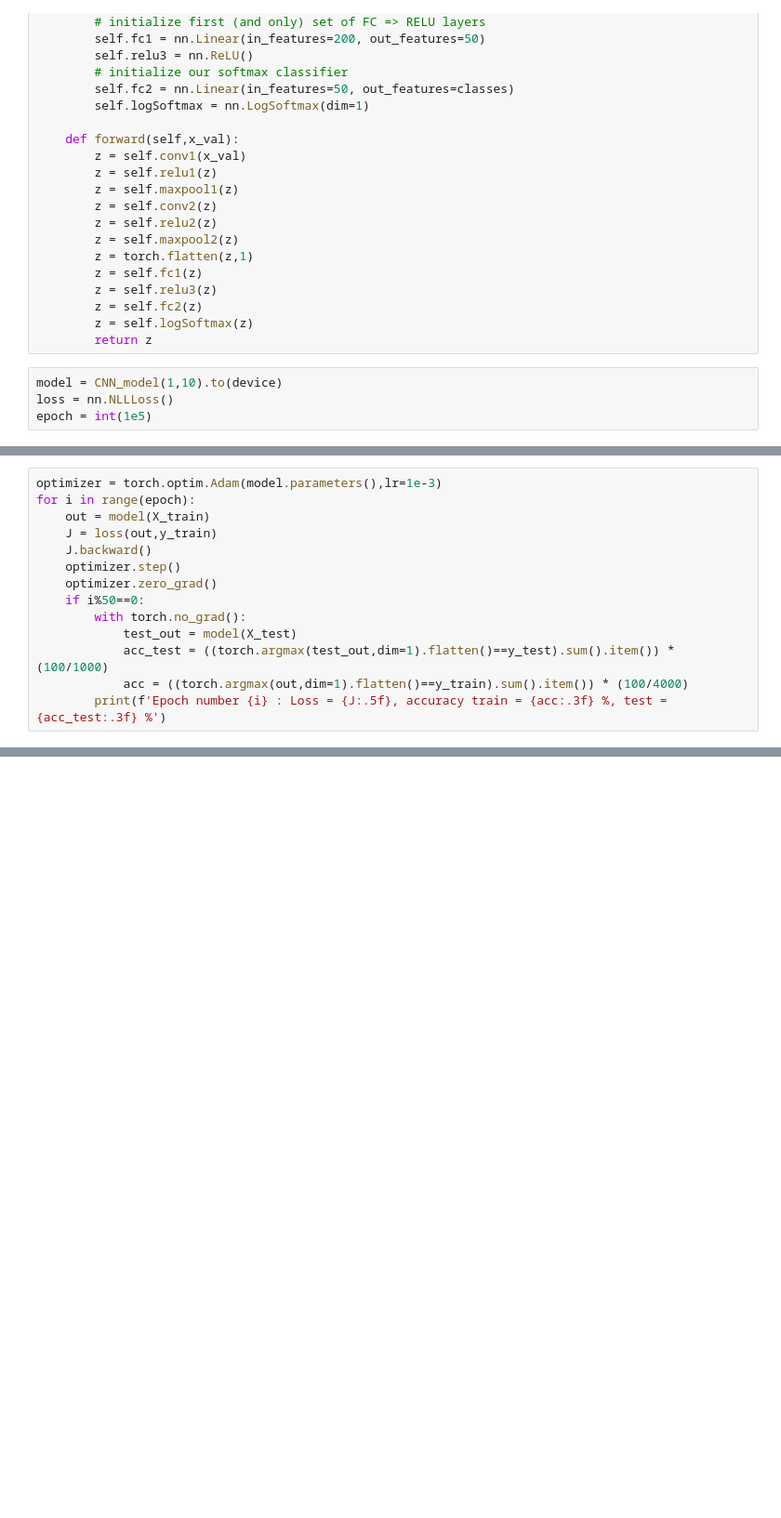
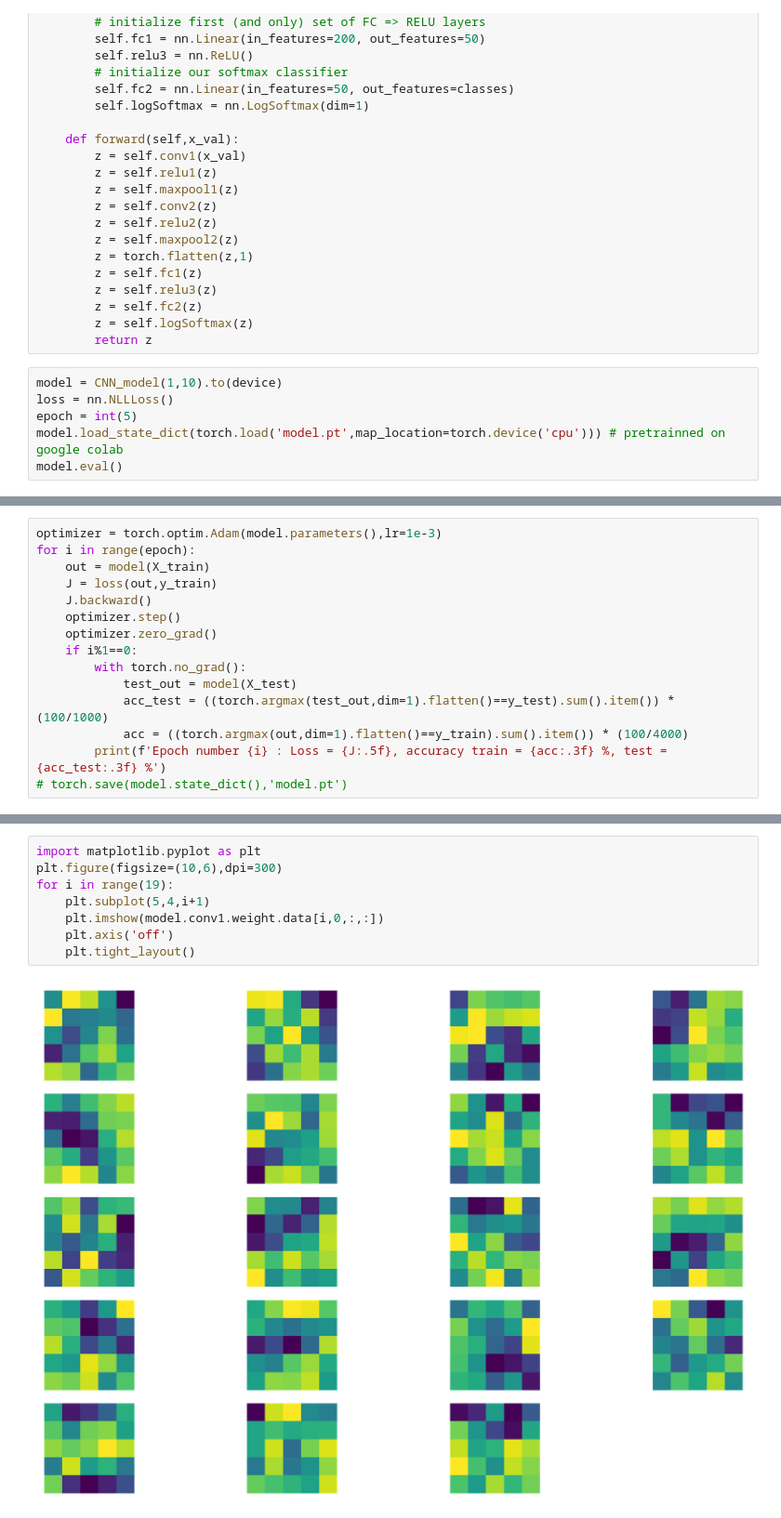
Before and after one commit to ChandraLiuswanto/MLE_test, a Jupyter notebook: Neural Network/main_CNN.ipynb, the cells around one changed output, grey strips where cells are left out. Shown at 93% size. Cells and saved outputs as stored; diff of their text form; blank space fills up the shorter version.

```diff
--- a/Neural Network/main_CNN.ipynb
+++ b/Neural Network/main_CNN.ipynb
@@ -75,4 +74,6 @@ class CNN_model(nn.Module):
 # %%
 model = CNN_model(1,10).to(device)
 loss = nn.NLLLoss()
-epoch = int(1e5)
+epoch = int(5)
+model.load_state_dict(torch.load('model.pt',map_location=torch.device('cpu'))) # pretrainned on google colab
+model.eval()
@@ -84,10 +98,11 @@ for i in range(epoch):
     J.backward()
     optimizer.step()
     optimizer.zero_grad()
-    if i%50==0:
+    if i%1==0:
         with torch.no_grad():
             test_out = model(X_test)
             acc_test = ((torch.argmax(test_out,dim=1).flatten()==y_test).sum().item()) * (100/1000)
             acc = ((torch.argmax(out,dim=1).flatten()==y_train).sum().item()) * (100/4000)
         print(f'Epoch number {i} : Loss = {J:.5f}, accuracy train = {acc:.3f} %, test = {acc_test:.3f} %')
+# torch.save(model.state_dict(),'model.pt')
 # %% [output]
@@ -115,0 +114,10 @@ TypeError: ignored
+# %%
+import matplotlib.pyplot as plt
+plt.figure(figsize=(10,6),dpi=300)
+for i in range(19):
+    plt.subplot(5,4,i+1)
+    plt.imshow(model.conv1.weight.data[i,0,:,:])
+    plt.axis('off')
+    plt.tight_layout()
+# %% [output]
+[figure, added]
```
Also changed, not shown: parts of 4 cells of this notebook.
